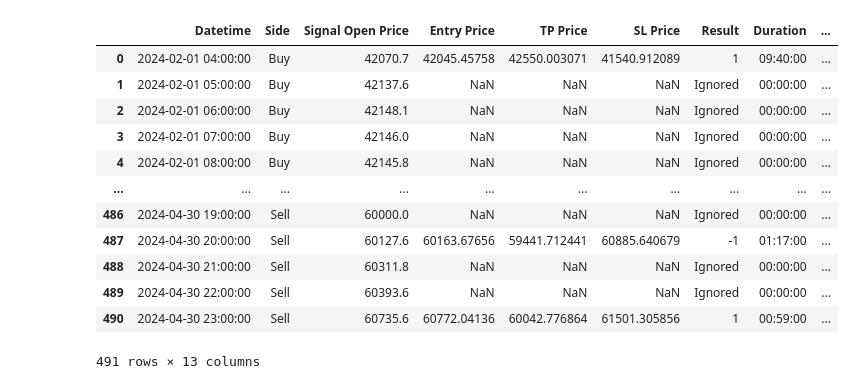
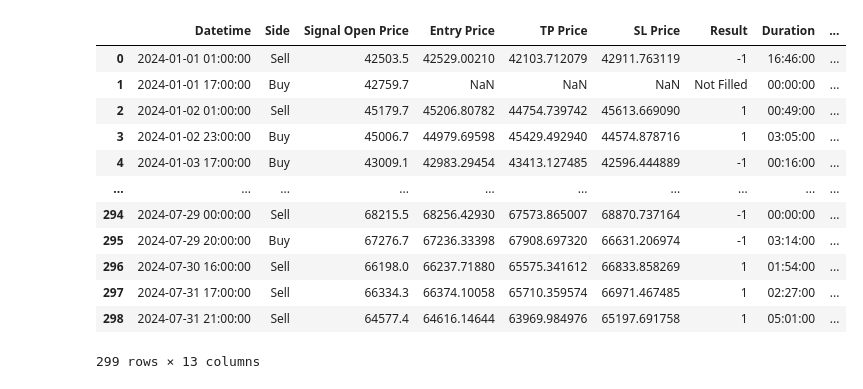
Before and after one commit to Capsmark/Signal_Backtesting, a Jupyter notebook: src/lab.ipynb, the cells around one changed output. Saved outputs shown, nothing was run; the diff lists cells and outputs as text; code cells hidden in the pictures.

```diff
--- a/src/lab.ipynb
+++ b/src/lab.ipynb
@@ -322,47 +275,49 @@ def determine_entry(price_data, signal_datetime, percentage_change, side, time_l
 
     return None, None, None
 # %%
-price_data = pd.read_csv('E:\SignalModel\price_2023-06-01_to_2024-07-31_min.csv', parse_dates=['Datetime'],
+price_data = pd.read_csv('E:\Signal Backtesting\Input\price_2023-06-01_to_2024-08-4_min.csv', parse_dates=['Datetime'],
                          index_col='Datetime')
 # Re-load the signal data without setting the index
-signal_data = pd.read_csv('E:\Signal Backtesting\Input\sigai_signals_h.csv',
+signal_data = pd.read_csv('E:\Signal Backtesting\Input\\filtered_signals_without_events.csv',
                           parse_dates=['Datetime'])
-
-start_date = pd.Timestamp('2024-02-01')
-end_date = pd.Timestamp('2024-05-01')
-filtered_signal_data = signal_data[(signal_data['Datetime'] >= start_date) & (signal_data['Datetime'] <= end_date)]
+#month = 5  # January (you can change this to the desired month)
+year = 2024  # You can change this to the desired year
+# #
+# # # Filter the signal data for the specified month and year
+signal_data = signal_data[ (signal_data['Datetime'].dt.year == year)]
 # %%
+
 # Define the parameters
-tp = 0.012
-sl = 0.012
-entry_time_offset = 70 # Time offset in minutes
+tp = 0.01
+sl = 0.009
+entry_time_offset = 0  # Time offset in minutes
 percentage_change = 0.0006
-time_limit_minutes = 120
+open_order_elimination = 120
 # Call the backtest_trades function
 backtest_output = backtest_trades(
     price_data=price_data,
-    signal_data=filtered_signal_data,
+    signal_data=signal_data,
     tp=tp,
     sl=sl,
     entry_time_offset=entry_time_offset,
     percentage_change=percentage_change,
-    time_limit_minutes=time_limit_minutes,
+    open_order_elimination=open_order_elimination,
     ignore_time_interval_before=720,
     ignore_time_interval_after=0
 )
 
 backtest_output
 # %% [output]
 |  | Datetime | Side | Signal Open Price | Entry Price | TP Price | SL Price | Result | Duration | ... |
-| 0 | 2024-02-01 04:00:00 | Buy | 42070.7 | 42045.45758 | 42550.003071 | 41540.912089 | 1 | 09:40:00 | ... |
-| 1 | 2024-02-01 05:00:00 | Buy | 42137.6 | NaN | NaN | NaN | Ignored | 00:00:00 | ... |
-| 2 | 2024-02-01 06:00:00 | Buy | 42148.1 | NaN | NaN | NaN | Ignored | 00:00:00 | ... |
-| 3 | 2024-02-01 07:00:00 | Buy | 42146.0 | NaN | NaN | NaN | Ignored | 00:00:00 | ... |
-| 4 | 2024-02-01 08:00:00 | Buy | 42145.8 | NaN | NaN | NaN | Ignored | 00:00:00 | ... |
+| 0 | 2024-01-01 01:00:00 | Sell | 42503.5 | 42529.00210 | 42103.712079 | 42911.763119 | -1 | 16:46:00 | ... |
+| 1 | 2024-01-01 17:00:00 | Buy | 42759.7 | NaN | NaN | NaN | Not Filled | 00:00:00 | ... |
+| 2 | 2024-01-02 01:00:00 | Sell | 45179.7 | 45206.80782 | 44754.739742 | 45613.669090 | 1 | 00:49:00 | ... |
+| 3 | 2024-01-02 23:00:00 | Buy | 45006.7 | 44979.69598 | 45429.492940 | 44574.878716 | 1 | 03:05:00 | ... |
+| 4 | 2024-01-03 17:00:00 | Buy | 43009.1 | 42983.29454 | 43413.127485 | 42596.444889 | -1 | 00:16:00 | ... |
 | ... | ... | ... | ... | ... | ... | ... | ... | ... | ... |
-| 486 | 2024-04-30 19:00:00 | Sell | 60000.0 | NaN | NaN | NaN | Ignored | 00:00:00 | ... |
-| 487 | 2024-04-30 20:00:00 | Sell | 60127.6 | 60163.67656 | 59441.712441 | 60885.640679 | -1 | 01:17:00 | ... |
-| 488 | 2024-04-30 21:00:00 | Sell | 60311.8 | NaN | NaN | NaN | Ignored | 00:00:00 | ... |
-| 489 | 2024-04-30 22:00:00 | Sell | 60393.6 | NaN | NaN | NaN | Ignored | 00:00:00 | ... |
-| 490 | 2024-04-30 23:00:00 | Sell | 60735.6 | 60772.04136 | 60042.776864 | 61501.305856 | 1 | 00:59:00 | ... |
+| 294 | 2024-07-29 00:00:00 | Sell | 68215.5 | 68256.42930 | 67573.865007 | 68870.737164 | -1 | 00:00:00 | ... |
+| 295 | 2024-07-29 20:00:00 | Buy | 67276.7 | 67236.33398 | 67908.697320 | 66631.206974 | -1 | 03:14:00 | ... |
+| 296 | 2024-07-30 16:00:00 | Sell | 66198.0 | 66237.71880 | 65575.341612 | 66833.858269 | 1 | 01:54:00 | ... |
+| 297 | 2024-07-31 17:00:00 | Sell | 66334.3 | 66374.10058 | 65710.359574 | 66971.467485 | 1 | 02:27:00 | ... |
+| 298 | 2024-07-31 21:00:00 | Sell | 64577.4 | 64616.14644 | 63969.984976 | 65197.691758 | 1 | 05:01:00 | ... |
-491 rows × 13 columns
+299 rows × 13 columns
```
Also changed, not shown: parts of 2 cells of this notebook, 4 other files.
